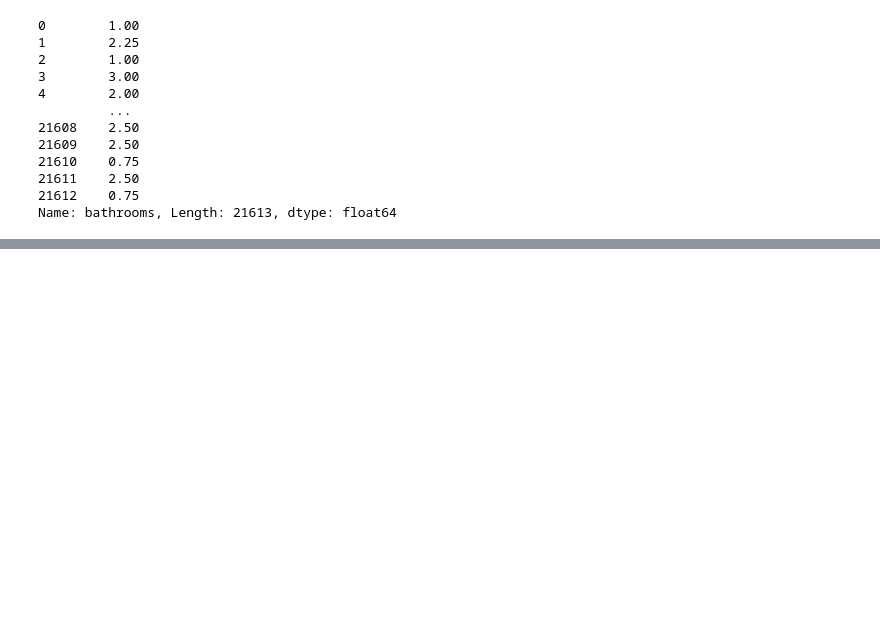
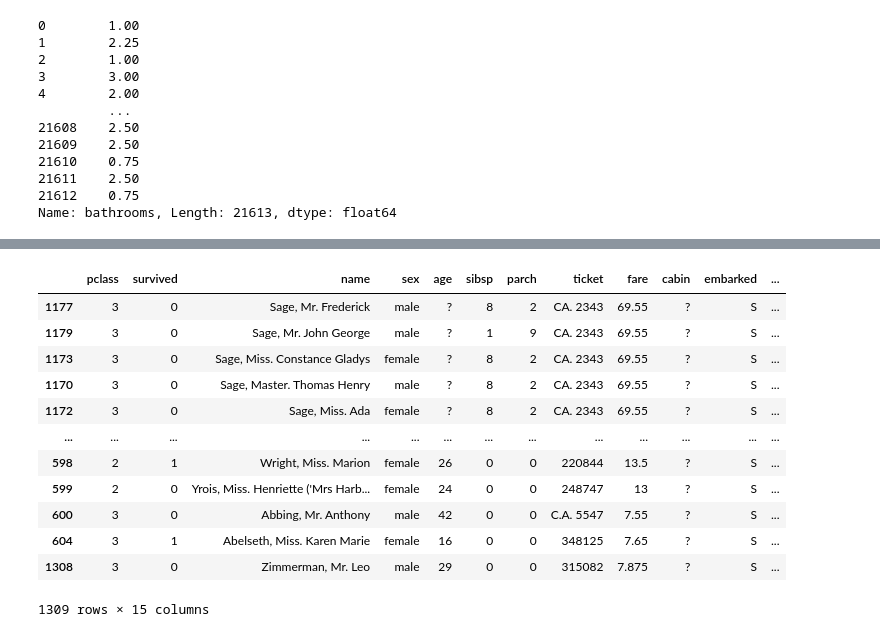
Before and after one commit to trudova/python-projects, a Jupyter notebook: pandas/more_filtering.ipynb, the cells around one changed output, grey strips where cells are left out. Drawn from its saved outputs; the diff is of its cells as text; code cells hidden in the pictures; blank space fills up the shorter version.

Commit message:
adding removing columns and rows additional data sets

```diff
--- a/pandas/more_filtering.ipynb
+++ b/pandas/more_filtering.ipynb
@@ -204,0 +220,2 @@ Name: bathrooms, Length: 21613, dtype: float64
+# %%
+titanic['num relatives'] = (titanic['sibsp'] + titanic['parch'])
@@ -204,0 +238,16 @@ Name: bathrooms, Length: 21613, dtype: float64
+# %%
+titanic.sort_values('num relatives', ascending=False)
+# %% [output]
+|  | pclass | survived | name | sex | age | sibsp | parch | ticket | fare | cabin | embarked | ... |
+| 1177 | 3 | 0 | Sage, Mr. Frederick | male | ? | 8 | 2 | CA. 2343 | 69.55 | ? | S | ... |
+| 1179 | 3 | 0 | Sage, Mr. John George | male | ? | 1 | 9 | CA. 2343 | 69.55 | ? | S | ... |
+| 1173 | 3 | 0 | Sage, Miss. Constance Gladys | female | ? | 8 | 2 | CA. 2343 | 69.55 | ? | S | ... |
+| 1170 | 3 | 0 | Sage, Master. Thomas Henry | male | ? | 8 | 2 | CA. 2343 | 69.55 | ? | S | ... |
+| 1172 | 3 | 0 | Sage, Miss. Ada | female | ? | 8 | 2 | CA. 2343 | 69.55 | ? | S | ... |
+| ... | ... | ... | ... | ... | ... | ... | ... | ... | ... | ... | ... | ... |
+| 598 | 2 | 1 | Wright, Miss. Marion | female | 26 | 0 | 0 | 220844 | 13.5 | ? | S | ... |
+| 599 | 2 | 0 | Yrois, Miss. Henriette ('Mrs Harb... | female | 24 | 0 | 0 | 248747 | 13 | ? | S | ... |
+| 600 | 3 | 0 | Abbing, Mr. Anthony | male | 42 | 0 | 0 | C.A. 5547 | 7.55 | ? | S | ... |
+| 604 | 3 | 1 | Abelseth, Miss. Karen Marie | female | 16 | 0 | 0 | 348125 | 7.65 | ? | S | ... |
+| 1308 | 3 | 0 | Zimmerman, Mr. Leo | male | 29 | 0 | 0 | 315082 | 7.875 | ? | S | ... |
+1309 rows × 15 columns
```
Also changed, not shown: parts of 17 cells of this notebook, 1 other file.
